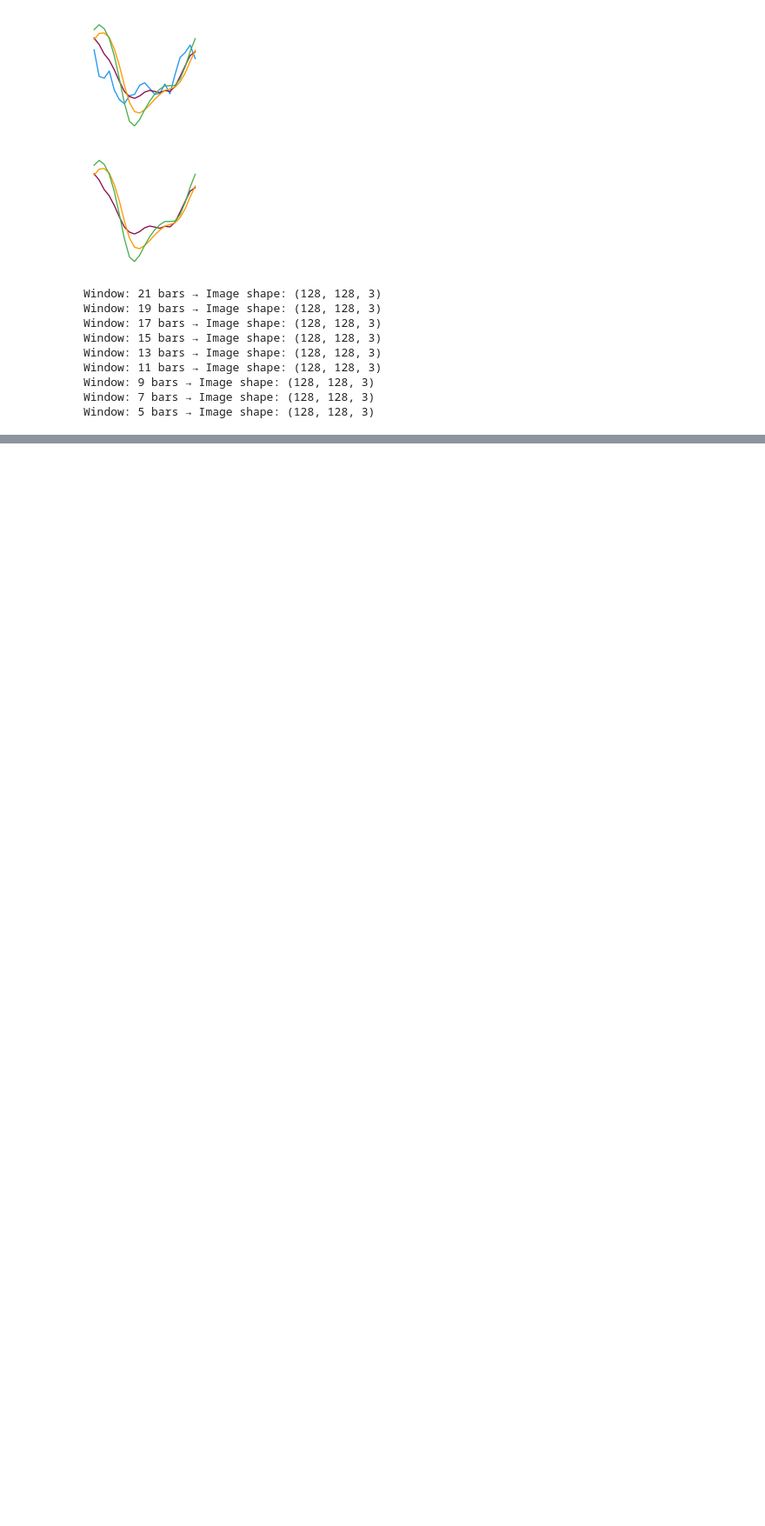
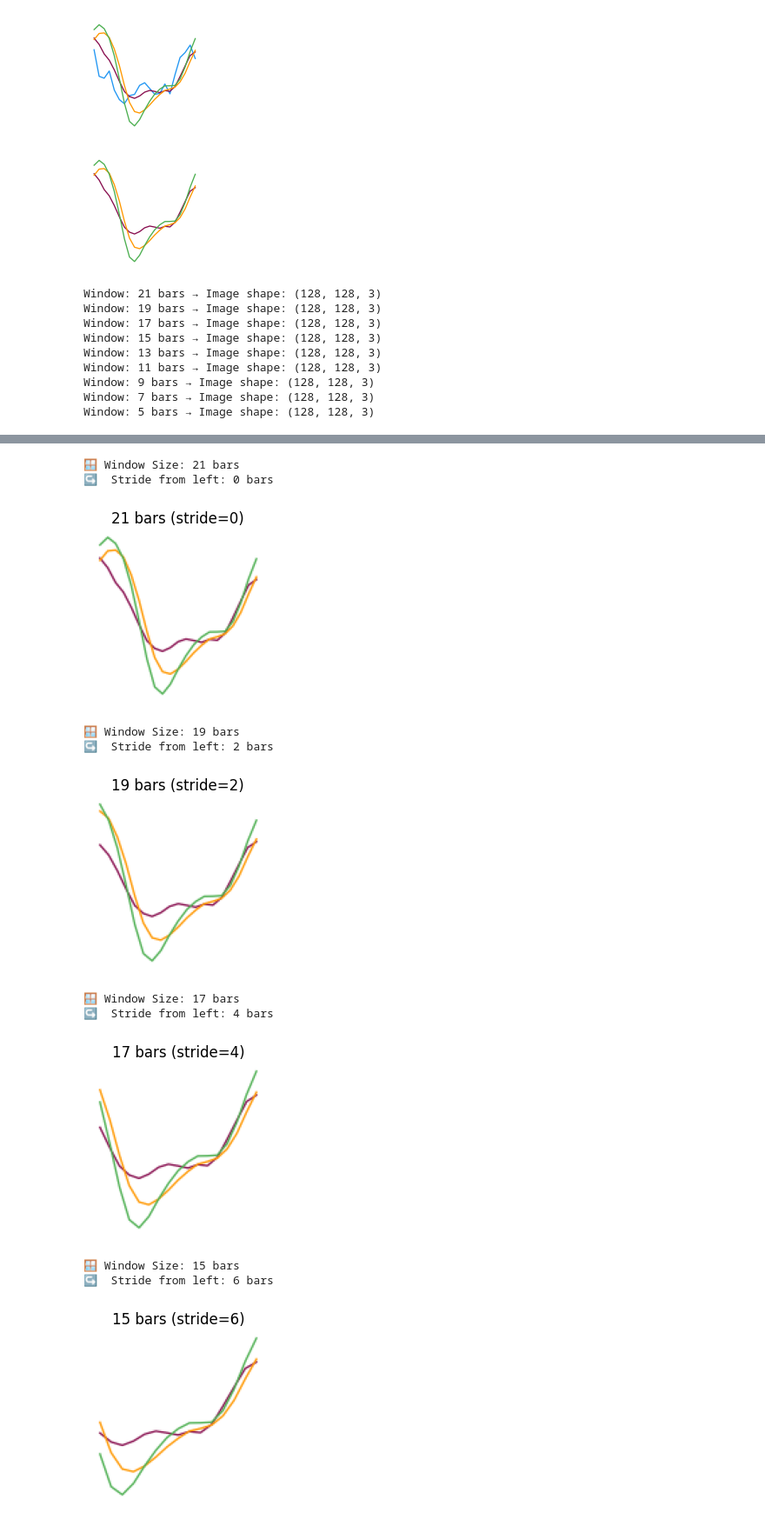
Before and after one commit to kjpou1/convolution-patterns, a Jupyter notebook: notebook/notebooks/pattern_plot_preview.ipynb, the cells around one changed output, grey strips where cells are left out. Shown at 87% size. Saved outputs shown, nothing was run; the diff lists cells and outputs as text; code cells hidden in the pictures; blank space fills up the shorter version.

```diff
--- a/notebook/notebooks/pattern_plot_preview.ipynb
+++ b/notebook/notebooks/pattern_plot_preview.ipynb
@@ -178,3 +178,16 @@ inspect_window(windows[8])  # window_size = 17 bars
 # %%
-for idx in windows:
-    inspect_window(idx)
+for win in windows:
+    inspect_window(win)
+# %% [output]
+🪟 Window Size: 21 bars
+↪️  Stride from left: 0 bars
+[figure, added]
+🪟 Window Size: 19 bars
+↪️  Stride from left: 2 bars
+[figure, added]
+🪟 Window Size: 17 bars
+↪️  Stride from left: 4 bars
+[figure, added]
+🪟 Window Size: 15 bars
+↪️  Stride from left: 6 bars
+[figure, added]
```
Also changed, not shown: parts of 3 cells of this notebook, 1 other file.
